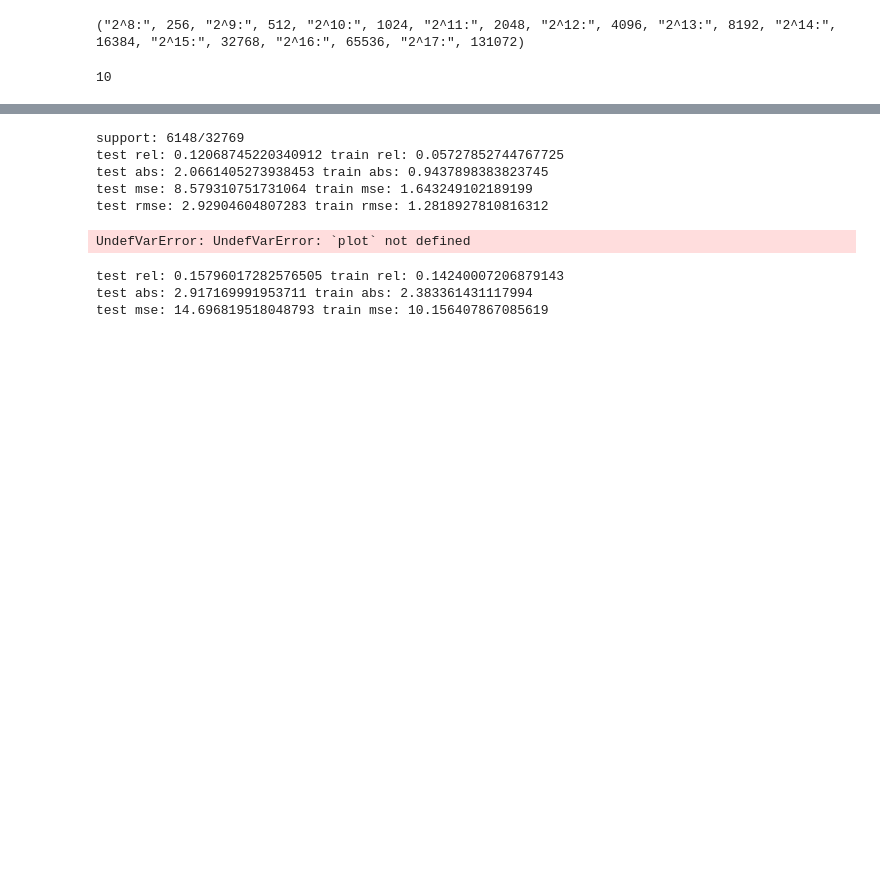
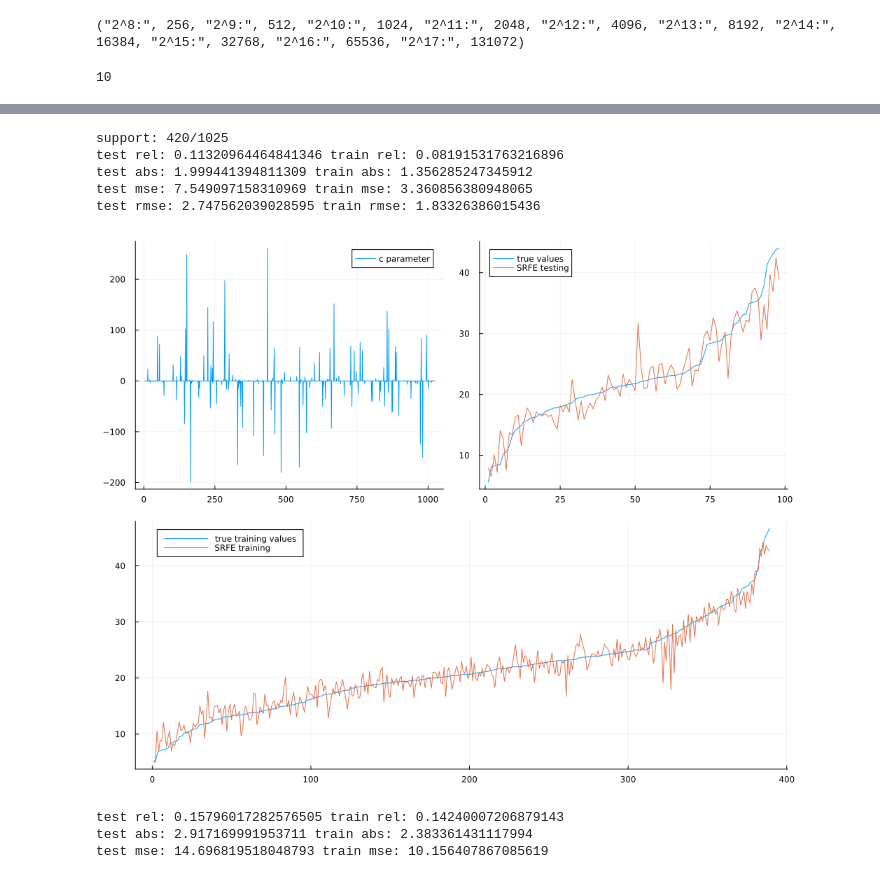
Before and after one commit to grsbe/qsrfe, a Jupyter notebook: bostonfinalcomparison.ipynb, the cells around one changed output, grey strips where cells are left out. Cells and saved outputs as stored; diff of their text form; code cells hidden in the pictures; blank space fills up the shorter version.

```diff
--- a/bostonfinalcomparison.ipynb
+++ b/bostonfinalcomparison.ipynb
@@ -40,43 +109,44 @@ plot(p1, p2, layout=(1,2), size= (1280,480),legend=true)
 # %%
 # Assemble all the models to test
-# Hyper parameter testing cell
-N = 2^15
-SRFE = qsrfe.srfeRegressor(N=N,σ2=11.0,λ=0.00161612, intercept=true)
-RFE = qsrfe.rfeRegressor(N=N,σ2=10.0,λ=0.001, intercept=true)
-βQ = qsrfe.βQ(K=2,β=1.5,λ=32,condense=true)
+# Hyper parameter testing cell for quantied
+N= 2^15
+
+SRFE = qsrfe.srfeRegressor(N=N,σ2=10.0,λ=0.00012, intercept=true)
+RFE = qsrfe.rfeRegressor(N=N,σ2=10.0,λ=0.001, intercept=false)
+quant = qsrfe.βQ(K=2,β=1.5,λ=32,condense=true)
 model = SRFE
 #training and evaluating
     #quantizaiton
 
-# c = qsrfe.fit(model, xtrain, ytrain,βQ, verbose=true) #,max_iter=2000000
-# ytrainpred = qsrfe.predict(model,xtrain,βQ)
-# ytestpred = qsrfe.predict(model, xtest,βQ)
+c = qsrfe.fit(model, xtrain, ytrain,quant,max_iter=2000000, verbose=true) #
+ytrainpred = qsrfe.predict(model,xtrain,quant)
+ytestpred = qsrfe.predict(model, xtest,quant)
 
-    #no quantizaiton
-c = qsrfe.fit(model, xtrain, ytrain, verbose=true) #,max_iter=2000000
-ytrainpred = qsrfe.predict(model,xtrain)
-ytestpred = qsrfe.predict(model, xtest)
+#     #no quantizaiton
+# c = qsrfe.fit(model, xtrain, ytrain, verbose=true) #,max_iter=2000000
+# ytrainpred = qsrfe.predict(model,xtrain)
+# ytestpred = qsrfe.predict(model, xtest)
 
 println("")
 println("test rel: ",qsrfe.rel_L2_error(ytest,ytestpred)," train rel: ",qsrfe.rel_L2_error(ytrain,ytrainpred))
 println("test abs: ",qsrfe.abs_error(ytest,ytestpred)," train abs: ",qsrfe.abs_error(ytrain,ytrainpred))
 println("test mse: ",qsrfe.mse(ytest,ytestpred)," train mse: ",qsrfe.mse(ytrain,ytrainpred))
 println("test rmse: ",qsrfe.rmse(ytest,ytestpred)," train rmse: ",qsrfe.rmse(ytrain,ytrainpred))
-model = SRFE
+
 p1 = plot(c[1:(end - model.intercept)],label="c parameter")
 p2 = plot(ytrain[sortperm(ytrain)], label="true training values")
 plot!(ytrainpred[sortperm(ytrain)], label="SRFE training")
 p3 = plot(ytest[sortperm(ytest)], label="true values")
 plot!(ytestpred[sortperm(ytest)], label="SRFE testing")
 p4 = plot(p1,p3,layout=2, size = (1000,400))
 plot(p4,p2,layout=(2,1) ,size=(1000,800))
 # %% [output]
-support: 6148/32769
-test rel: 0.12068745220340912 train rel: 0.05727852744767725
-test abs: 2.0661405273938453 train abs: 0.9437898383823745
-test mse: 8.579310751731064 train mse: 1.643249102189199
-test rmse: 2.92904604807283 train rmse: 1.2818927810816312
+support: 420/1025
+test rel: 0.11320964464841346 train rel: 0.08191531763216896
+test abs: 1.999441394811309 train abs: 1.356285247345912
+test mse: 7.549097158310969 train mse: 3.360856380948065
+test rmse: 2.747562039028595 train rmse: 1.83326386015436
-UndefVarError: UndefVarError: `plot` not defined
+[figure, added]
 # %%
 # normal linear regression for comparison
 lambda = 0.0000002
```
Also changed, not shown: parts of 21 cells of this notebook, 4 other files.
